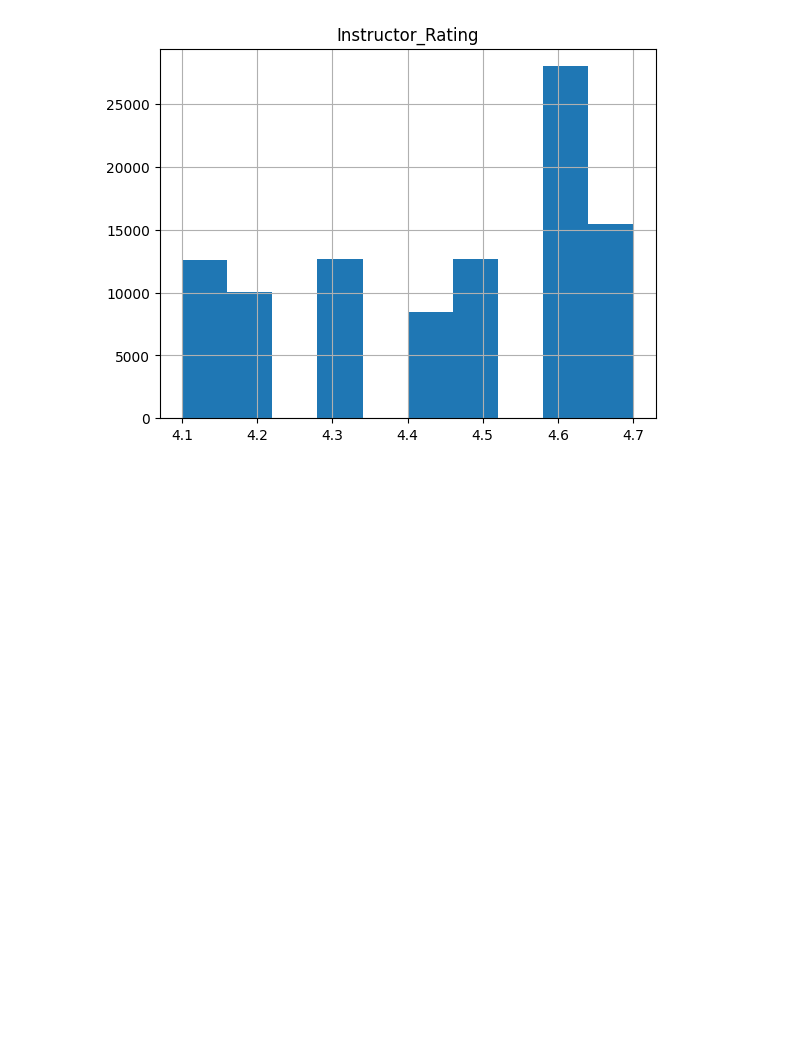
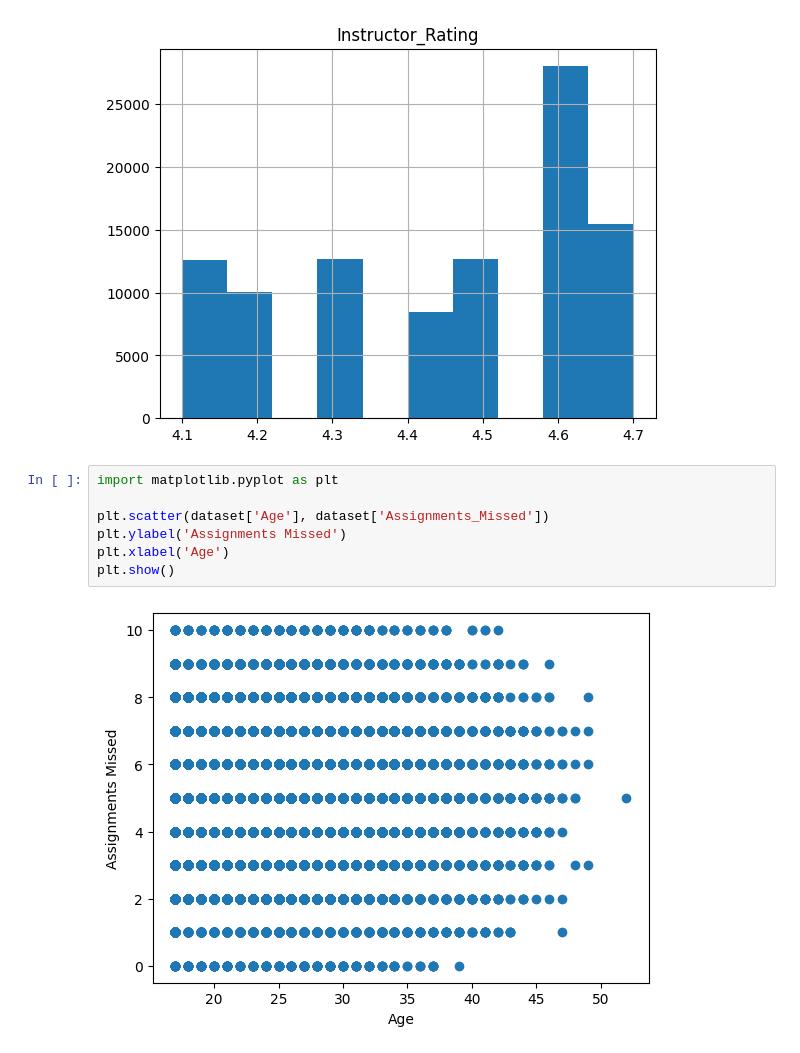
Before and after one commit to AlimMak/CourseCompletionPrediction, a Jupyter notebook: test.ipynb, the cells around one changed output. Cells and saved outputs as stored; diff of their text form; blank space fills up the shorter version.

Commit message:
scatterplot

```diff
--- a/test.ipynb
+++ b/test.ipynb
@@ -63,3 +73,12 @@ array([[<Axes: title={'center': 'Instructor_Rating'}>]], dtype=object)
 [figure]
 [figure]
 [figure]
+# %%
+import matplotlib.pyplot as plt
+
+plt.scatter(dataset['Age'], dataset['Assignments_Missed'])
+plt.ylabel('Assignments Missed')
+plt.xlabel('Age')
+plt.show()
+# %% [output]
+[figure, added]
```
Also changed, not shown: parts of 1 cell of this notebook.
